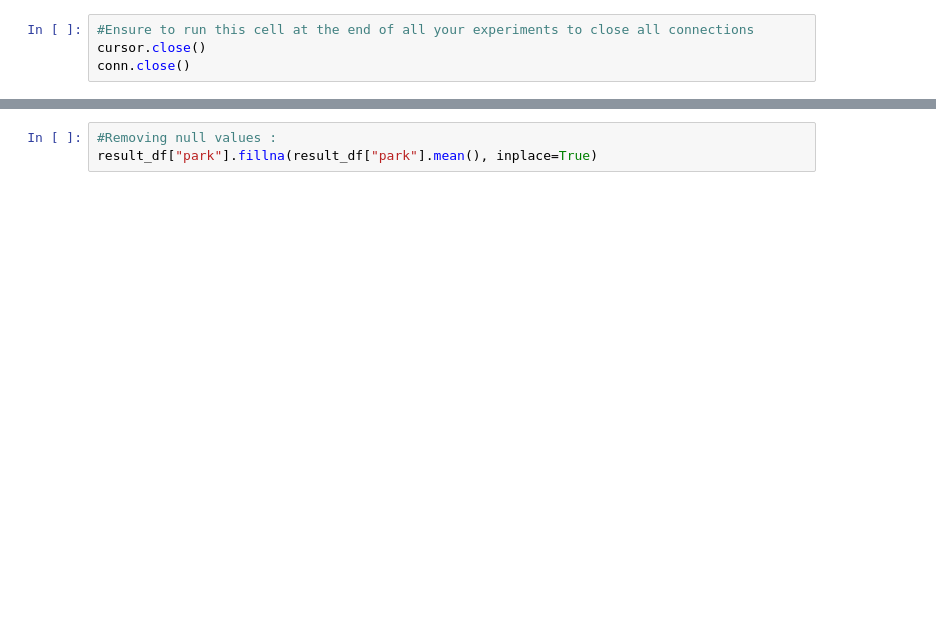
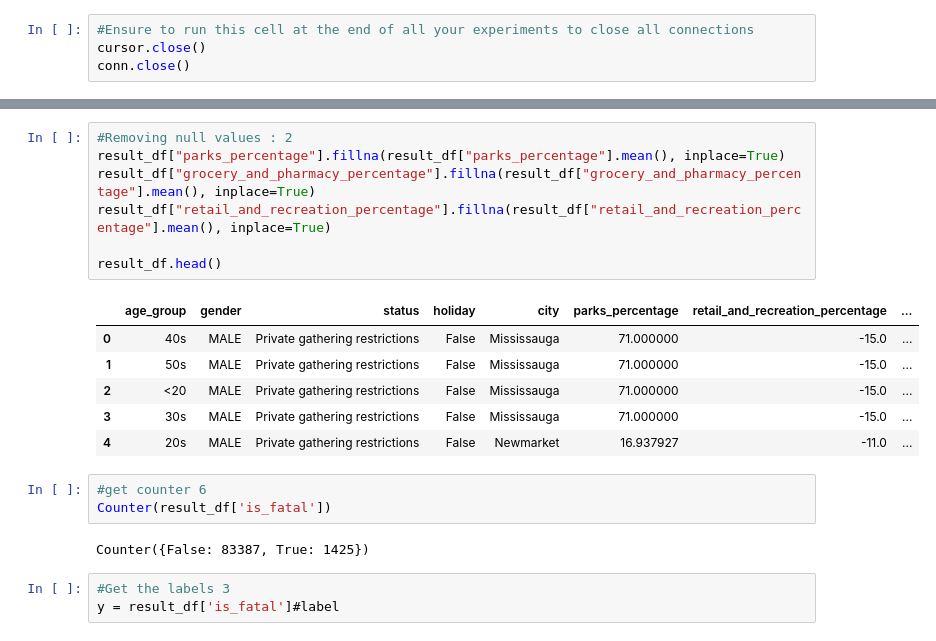
Before and after one commit to skaus37/Covid19DataMart, a Jupyter notebook: demo.ipynb, the cells around one changed output, grey strips where cells are left out. Saved outputs shown, nothing was run; the diff lists cells and outputs as text; blank space fills up the shorter version.

```diff
--- a/demo.ipynb
+++ b/demo.ipynb
@@ -67,4 +86,23 @@ new_result.head()
 # %%
-#Removing null values :
-result_df["park"].fillna(result_df["park"].mean(), inplace=True)
+#Removing null values : 2
+result_df["parks_percentage"].fillna(result_df["parks_percentage"].mean(), inplace=True)
+result_df["grocery_and_pharmacy_percentage"].fillna(result_df["grocery_and_pharmacy_percentage"].mean(), inplace=True)
+result_df["retail_and_recreation_percentage"].fillna(result_df["retail_and_recreation_percentage"].mean(), inplace=True)
+
+result_df.head()
+# %% [output]
+|  | age_group | gender | status | holiday | city | parks_percentage | retail_and_recreation_percentage | ... |
+| 0 | 40s | MALE | Private gathering restrictions | False | Mississauga | 71.000000 | -15.0 | ... |
+| 1 | 50s | MALE | Private gathering restrictions | False | Mississauga | 71.000000 | -15.0 | ... |
+| 2 | <20 | MALE | Private gathering restrictions | False | Mississauga | 71.000000 | -15.0 | ... |
+| 3 | 30s | MALE | Private gathering restrictions | False | Mississauga | 71.000000 | -15.0 | ... |
+| 4 | 20s | MALE | Private gathering restrictions | False | Newmarket | 16.937927 | -11.0 | ... |
+# %%
+#get counter 6
+Counter(result_df['is_fatal'])
+# %% [output]
+Counter({False: 83387, True: 1425})
+# %%
+#Get the labels 3
+y = result_df['is_fatal']#label
 # %%
```
Also changed, not shown: parts of 17 cells of this notebook.
